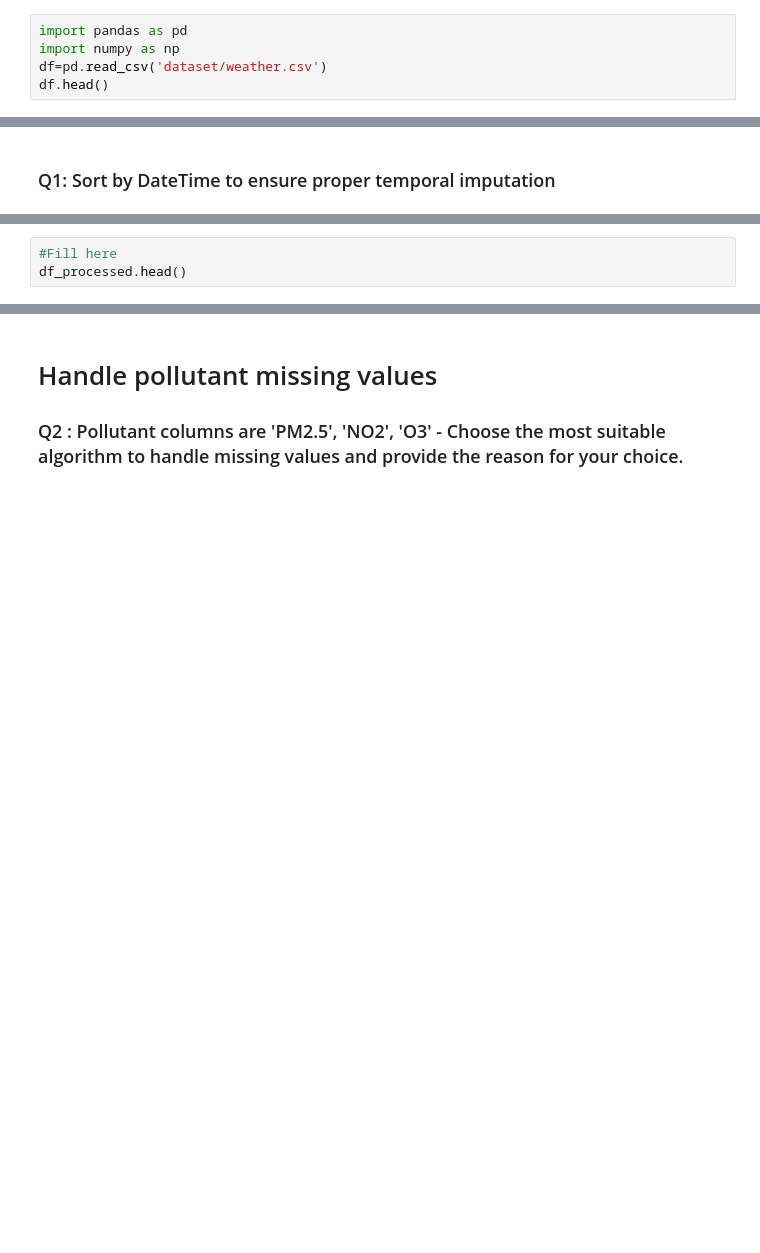
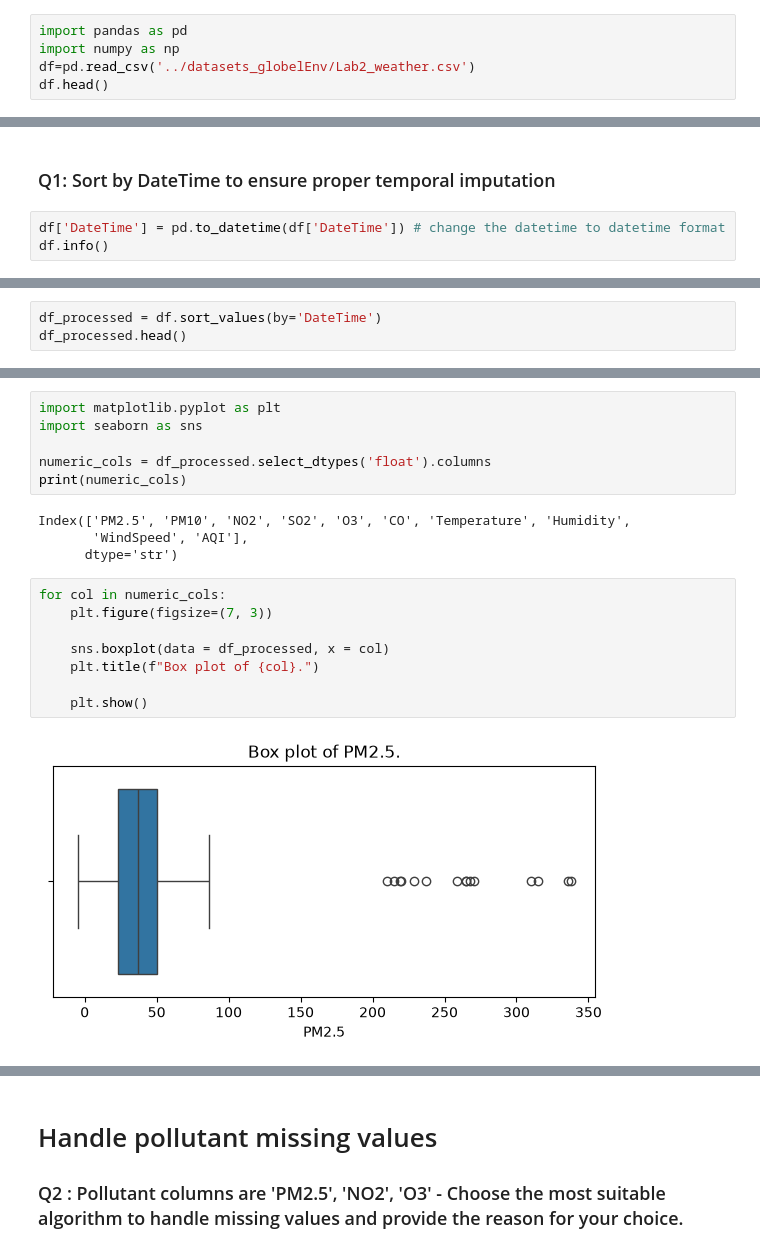
Before and after one commit to Htet-Khant-Linn/CS-300-Introduction-to-Machine-Learning, a Jupyter notebook: globelEnv/assignment/Lab2_preprocessing Question.ipynb, the cells around one changed output, grey strips where cells are left out. Cells and saved outputs as stored; diff of their text form; blank space fills up the shorter version.

```diff
--- a/globelEnv/assignment/Lab2_preprocessing Question.ipynb
+++ b/globelEnv/assignment/Lab2_preprocessing Question.ipynb
@@ -1,7 +1,7 @@
 # %%
 import pandas as pd
 import numpy as np
-df=pd.read_csv('dataset/weather.csv')
+df=pd.read_csv('../datasets_globelEnv/Lab2_weather.csv')
 df.head()
 # %% [output]
 |  | Unnamed: 0 | DateTime | StationID | PM2.5 | PM10 | NO2 | SO2 | O3 | CO | Temperature | ... |
@@ -25,3 +45,6 @@ df.head()
 # Handling Missing Values
 # %% [markdown]
 ### Q1: Sort by DateTime to ensure proper temporal imputation
+# %%
+df['DateTime'] = pd.to_datetime(df['DateTime']) # change the datetime to datetime format
+df.info()
@@ -28,5 +69,5 @@ df.head()
 # %%
-#Fill here
+df_processed = df.sort_values(by='DateTime')
 df_processed.head()
 # %% [output]
 |  | DateTime | StationID | PM2.5 | PM10 | NO2 | SO2 | O3 | CO | Temperature | Humidity | ... |
@@ -37,0 +106,20 @@ df_processed.head()
+# %%
+import matplotlib.pyplot as plt
+import seaborn as sns
+
+numeric_cols = df_processed.select_dtypes('float').columns
+print(numeric_cols)
+# %% [output]
+Index(['PM2.5', 'PM10', 'NO2', 'SO2', 'O3', 'CO', 'Temperature', 'Humidity',
+       'WindSpeed', 'AQI'],
+      dtype='str')
+# %%
+for col in numeric_cols:
+    plt.figure(figsize=(7, 3))
+
+    sns.boxplot(data = df_processed, x = col)
+    plt.title(f"Box plot of {col}.")
+
+    plt.show()
+# %% [output]
+[figure, added]
```
Also changed, not shown: parts of 7 cells of this notebook, 6 other files.
